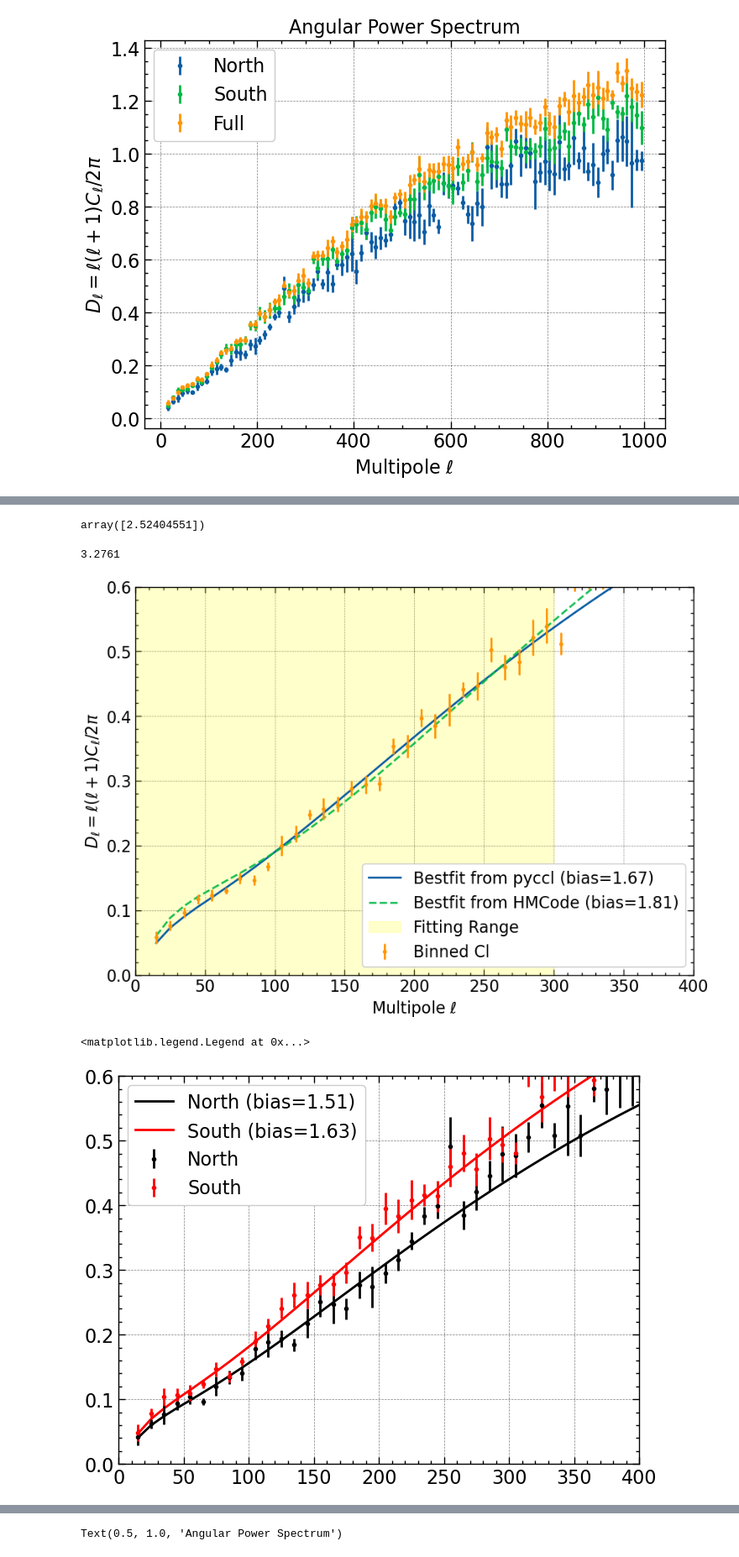
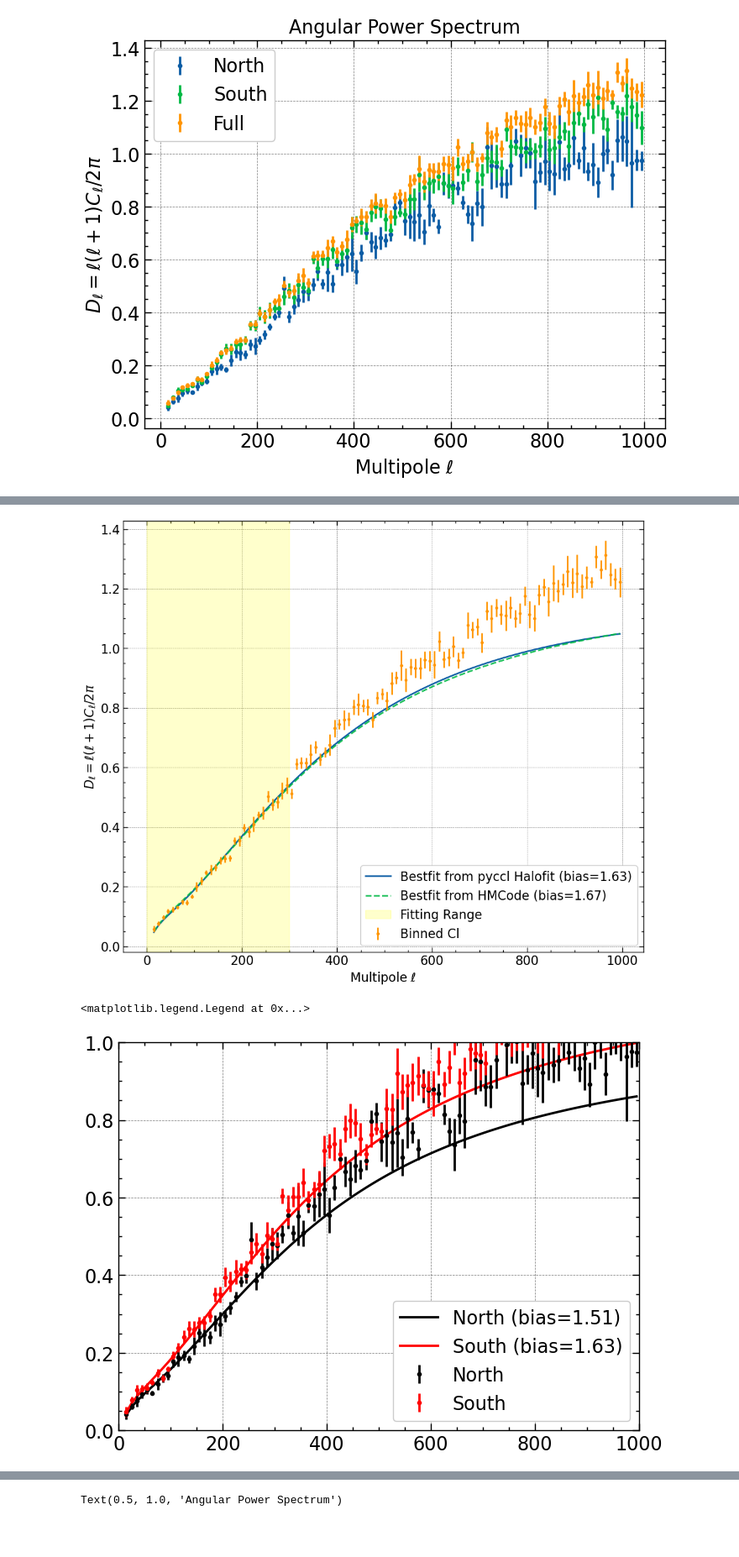
Before and after one commit to Shin107/DESILegacy-PECVEL, a Jupyter notebook: notebooks/CL_clean.ipynb, the cells around one changed output, grey strips where cells are left out. Shown at 84% size. Cells and saved outputs as stored; diff of their text form; code cells hidden in the pictures; blank space fills up the shorter version.

```diff
--- a/notebooks/CL_clean.ipynb
+++ b/notebooks/CL_clean.ipynb
@@ -156,26 +156,24 @@ n_z /= np.trapz(y_samples_sorted, samples_sorted)
 # %%
 cosmo = ccl.Cosmology(
-    Omega_c=0.25,  # Cold dark matter density
-    Omega_b=0.05,  # Baryon density
-    h=0.67,        # Hubble parameter
-    sigma8=0.8,    # Power spectrum normalization
-    n_s=0.96       # Spectral index
+    Omega_c=0.264,  # Cold dark matter density
+    Omega_b=0.049,  # Baryon density
+    h=0.674,        # Hubble parameter
+    sigma8=0.811,    # Power spectrum normalization
+    n_s=0.965       # Spectral index
 )
 
 cosmo_hmcode = ccl.Cosmology(
-    Omega_c=0.25,  # Cold dark matter density
-    Omega_b=0.05,  # Baryon density
-    h=0.67,        # Hubble parameter
-    sigma8=0.8,    # Power spectrum normalization
-    n_s=0.96       # Spectral index,
+    Omega_c=0.264,  # Cold dark matter density
+    Omega_b=0.049,  # Baryon density
+    h=0.674,        # Hubble parameter
+    sigma8=0.811,    # Power spectrum normalization
+    n_s=0.965       # Spectral index,
     ,matter_power_spectrum="camb",
 
     extra_parameters={
         "camb": {
-            "halofit_version": "halomodel",
-            "HMCode_A_baryon": 3.13,
-            "HMCode_eta_baryon": 0.603,
-            "HMCode_logT_AGN": 7.8
+            "halofit_version": "mead2020",
+
         }
     }
 
@@ -215,40 +206,31 @@ plt.legend()
-# %%
-popt_hm
-# %% [output]
-array([2.52404551])
-# %%
-1.81**2
-# %% [output]
-3.2761
 # %%
-plt.figure(figsize=(10,7))
+plt.figure(figsize=(12,10))
 popt,pcov=cf(dll,bin_centers[bin_centers<300],Cl[bin_centers<300],sigma=dCl[bin_centers<300],p0=[2.25])
 popt_hm,pcov_hm=cf(dll_hm,bin_centers[bin_centers<300],Cl[bin_centers<300],sigma=dCl[bin_centers<300],p0=[2.25])
 
-plt.plot(bin_centers,dll(bin_centers,popt),label='Bestfit from pyccl (bias={:.2f})'.format(np.sqrt(popt[0])))
+plt.plot(bin_centers,dll(bin_centers,popt),label='Bestfit from pyccl Halofit (bias={:.2f})'.format(np.sqrt(popt[0])))
 plt.plot(bin_centers,dll_hm(bin_centers,popt_hm),label='Bestfit from HMCode (bias={:.2f})'.format(np.sqrt(popt_hm[0])),ls='--',alpha=0.9)
 plt.errorbar(bin_centers,Cl,yerr=dCl,fmt='.',label='Binned Cl')
-plt.xlim(0,400)
-plt.ylim(0,0.6)
+
 plt.axvspan(0,300,alpha=0.2,color='yellow',label='Fitting Range')
 plt.xlabel(r'Multipole $\ell$')
 plt.ylabel(r'$D_\ell = \ell(\ell+1)C_\ell/2\pi$')
 plt.legend()
 plt.show()
-poptn,pcovn = cf(dll,bin_north[bin_north<300],Cl_north[bin_north<300],sigma=dCl_north[bin_north<300],p0=[2])
-popts,pcovs = cf(dll,bin_south[bin_south<300],Cl_south[bin_south<300],sigma=dCl_south[bin_south<300],p0=[2])
-plt.plot(bin_north,dll(bin_north,poptn),label='North (bias={:.2f})'.format(np.sqrt(poptn[0])),color='k')
-plt.plot(bin_south,dll(bin_south,popts),label='South (bias={:.2f})'.format(np.sqrt(popts[0])),color='r')
+poptn,pcovn = cf(dll_hm,bin_north[bin_north<300],Cl_north[bin_north<300],sigma=dCl_north[bin_north<300],p0=[2])
+popts,pcovs = cf(dll_hm,bin_south[bin_south<300],Cl_south[bin_south<300],sigma=dCl_south[bin_south<300],p0=[2])
+plt.plot(bin_north,dll_hm(bin_north,poptn),label='North (bias={:.2f})'.format(np.sqrt(poptn[0])),color='k')
+plt.plot(bin_south,dll_hm(bin_south,popts),label='South (bias={:.2f})'.format(np.sqrt(popts[0])),color='r')
 plt.errorbar(bin_north,Cl_north,yerr=dCl_north,fmt='.',label='North',color='k')
 plt.errorbar(bin_south,Cl_south,yerr=dCl_south,fmt='.',label='South',color='r')
-plt.xlim(0,400)
-plt.ylim(0,0.6)
+plt.xlim(0,1000)
+plt.ylim(0,1)
 
 plt.legend()
 # %% [output]
-[figure, old version]
+[figure, new version]
 <matplotlib.legend.Legend at 0x...>
-[figure, old version]
+[figure, new version]
 # %%
 plt.figure(figsize=(10,7))
 
```
Also changed, not shown: parts of 7 cells of this notebook.
